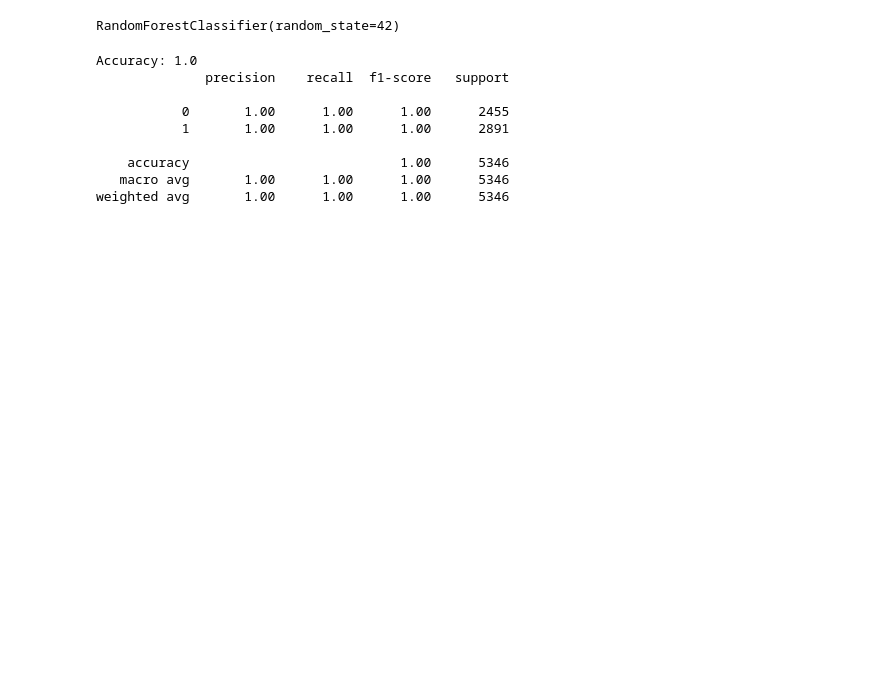
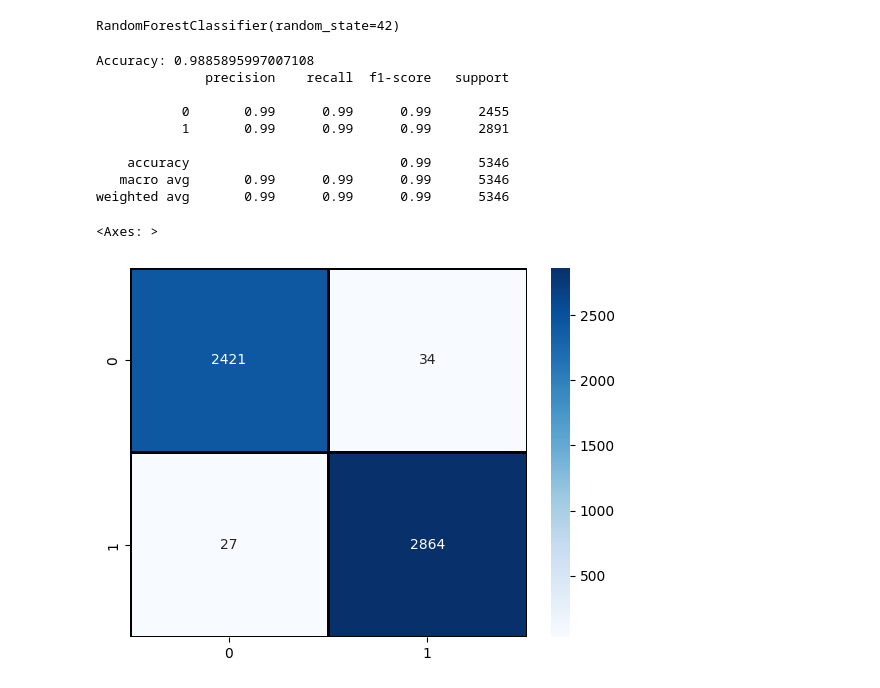
Before and after one commit to lamya-maaou/Ai_Model_For_Lettering, a Jupyter notebook: Models/RandomForestModel/notebooks/02_Modele_RandomForest.ipynb, the cells around one changed output. Cells and saved outputs as stored; diff of their text form; code cells hidden in the pictures; blank space fills up the shorter version.

```diff
--- a/Models/RandomForestModel/notebooks/02_Modele_RandomForest.ipynb
+++ b/Models/RandomForestModel/notebooks/02_Modele_RandomForest.ipynb
@@ -10,7 +10,7 @@ import seaborn as sns
 # %%
 #chargement des données
 df=pd.read_csv("../data/df_features.csv")
-df=df.drop(columns=["Unnamed: 0" , "num_ref_in"],errors='ignore')
+df=df.drop(columns=["Unnamed: 0"],errors='ignore')
 # %%
 #séparation
 X=df.drop(columns=["etiquette"])
@@ -18,8 +18,7 @@ y=df["etiquette"]
 # %%
 #Split
 from sklearn.discriminant_analysis import StandardScaler
-X_train ,X_test , y_train , y_test = train_test_split(X , y , test_size=0.2 , random_state=42 , stratify=y)
-X_train, X_test, y_train, y_test = train_test_split(df,y,test_size=0.2,random_state=42)
+X_train, X_test, y_train, y_test = train_test_split(X,y,test_size=0.2,random_state=42)
 scaler = StandardScaler()
 X_train = scaler.fit_transform(X_train)
 X_test = scaler.transform(X_test)
@@ -32,18 +31,21 @@ RandomForestClassifier(random_state=42)
 # %%
 #Prédiction et évaluation
 y_pred = model.predict(X_test)
 print("Accuracy:" , accuracy_score(y_test , y_pred))
 print(classification_report(y_test, y_pred))
+sns.heatmap(confusion_matrix(y_test,y_pred),annot=True, fmt='d', cmap='Blues', linewidths=1, linecolor='black')
 # %% [output]
-Accuracy: 1.0
+Accuracy: 0.9885895997007108
               precision    recall  f1-score   support
 
-           0       1.00      1.00      1.00      2455
-           1       1.00      1.00      1.00      2891
+           0       0.99      0.99      0.99      2455
+           1       0.99      0.99      0.99      2891
 
-    accuracy                           1.00      5346
-   macro avg       1.00      1.00      1.00      5346
-weighted avg       1.00      1.00      1.00      5346
+    accuracy                           0.99      5346
+   macro avg       0.99      0.99      0.99      5346
+weighted avg       0.99      0.99      0.99      5346
+<Axes: >
+[figure, added]
 # %%
 #Importance des features
 importances = model.feature_importances_
```
Also changed, not shown: parts of 3 cells of this notebook, 6 other files.
